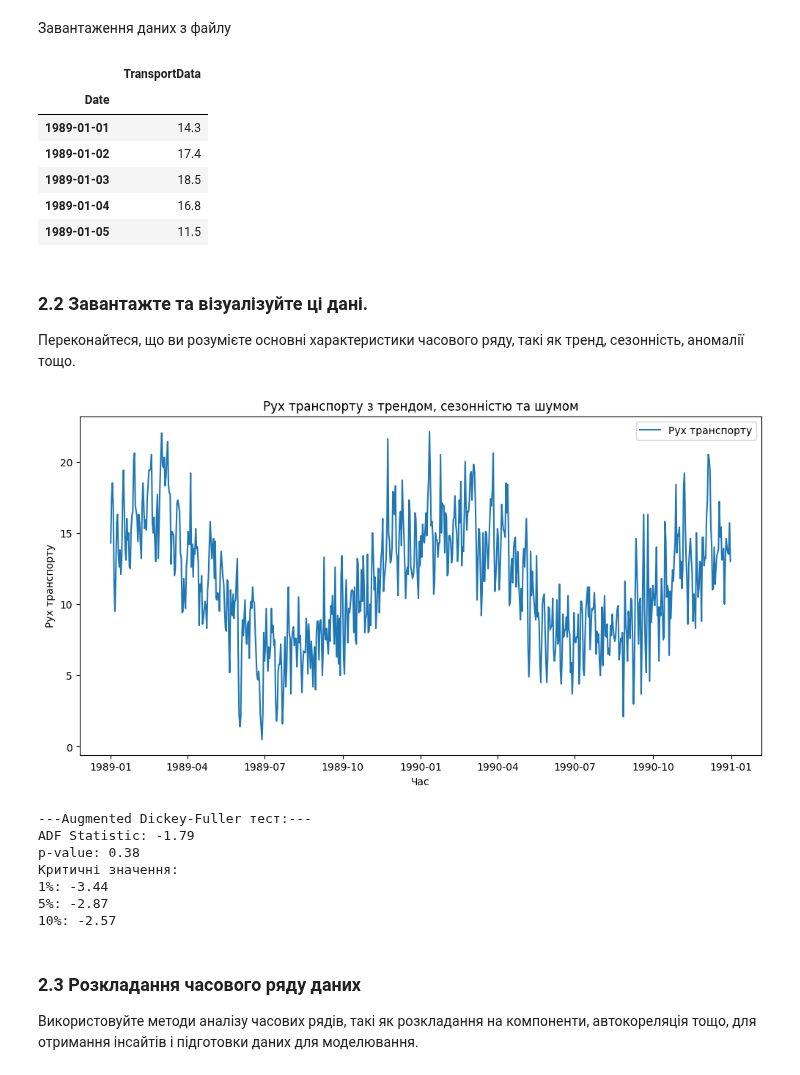
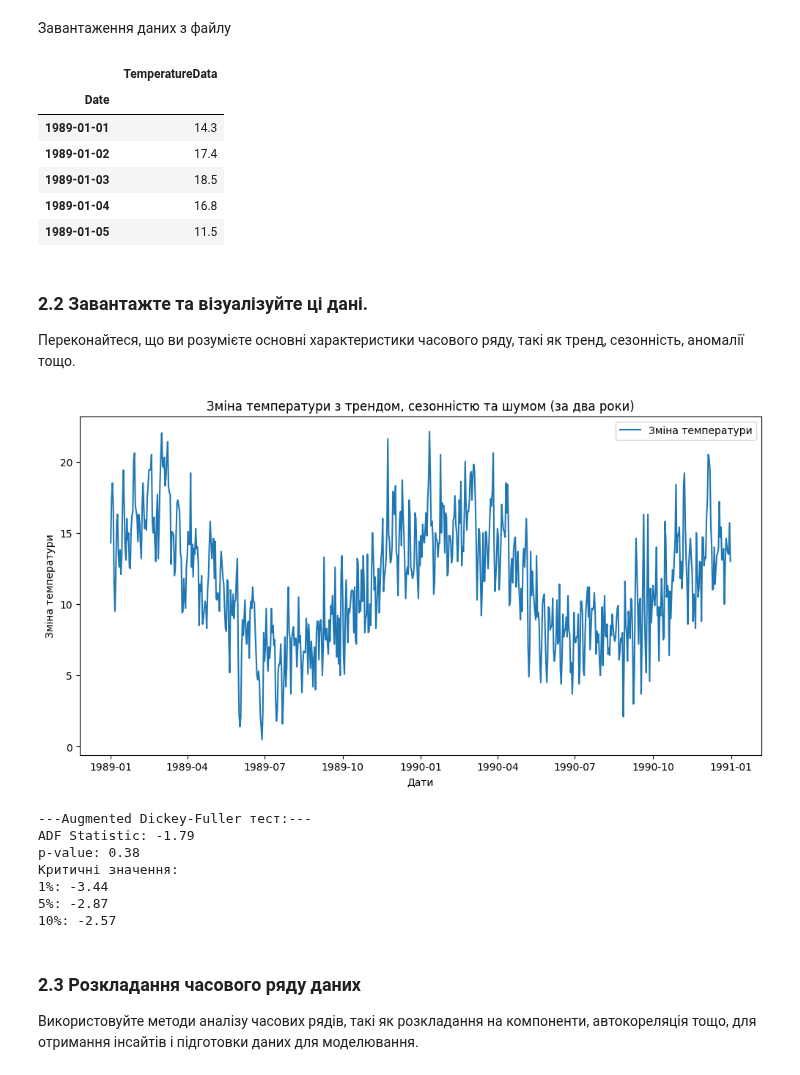
Before and after one commit to AnnaIvn/ml2023, a Jupyter notebook: Labs/Lab2/lab3.ipynb, the cells around one changed output. Drawn from its saved outputs; the diff is of its cells as text; code cells hidden in the pictures.

Commit message:
lab2. part2 - finished part2

```diff
--- a/Labs/Lab2/lab3.ipynb
+++ b/Labs/Lab2/lab3.ipynb
@@ -180,11 +180,11 @@ import numpy as np
 import matplotlib.pyplot as plt
 
 # Завантаження даних
-transport_df = pd.read_csv('min_daily_temperature_for_part2.csv', parse_dates=['Date'], index_col='Date')
+temp_df = pd.read_csv('min_daily_temperature_for_part2.csv', parse_dates=['Date'], index_col='Date')
 
-transport_df.head()
+temp_df.head()
 # %% [output]
-|  | TransportData |
+|  | TemperatureData |
 | Date |  |
 | 1989-01-01 | 14.3 |
 | 1989-01-02 | 17.4 |
@@ -197,33 +197,33 @@ transport_df.head()
 # %%
 import statsmodels.api as sm
 from statsmodels.tsa.stattools import adfuller
 from statsmodels.tsa.seasonal import seasonal_decompose
 
 # Візуалізація
 plt.figure(figsize=(12, 6))
-plt.plot(transport_df.index, transport_df['TransportData'], label='Рух транспорту')
-plt.title('Рух транспорту з трендом, сезонністю та шумом')
-plt.xlabel('Час')
-plt.ylabel('Рух транспорту')
+plt.plot(temp_df.index, temp_df['TemperatureData'], label='Зміна температури')
+plt.title('Зміна температури з трендом, сезонністю та шумом (за два роки)')
+plt.xlabel('Дати')
+plt.ylabel('Зміна температури')
 plt.legend()
 plt.show()
 
 # Перевірка стаціонарності часового ряду
-result = adfuller(transport_df)
+result = adfuller(temp_df)
 print("---Augmented Dickey-Fuller тест:---")
 print(f'ADF Statistic: {result[0]:.2f}')  #  if ADF is less than: -3,5 -> значить дані є стаціонарними
 # p-value допомагає визначити, чи можна відхилити нульову гіпотезу. Якщо p-value менше за 0.05),
 # ... ми відхиляємо нульову гіпотезу. Це означає, що у нас є достатні докази в тому, що наші
 # ... спостереження не є випадковими
 print(f'p-value: {result[1]:.2f}')
 print('Критичні значення:')
 for key, value in result[4].items():
     print(f'{key}: {value:.2f}')
 
 # ADF Statistic > Критичне значення, немає достатніх доказів стаціонарності, і ми не відхиляємо нульову гіпотезу.
 # ADF Statistic < Критичне значення, дані стаціонарні, підходять
 # %% [output]
-[figure, old version]
+[figure, new version]
 ---Augmented Dickey-Fuller тест:---
 ADF Statistic: -1.79
 p-value: 0.38
```
Also changed, not shown: parts of 8 cells of this notebook, 1 other file.
